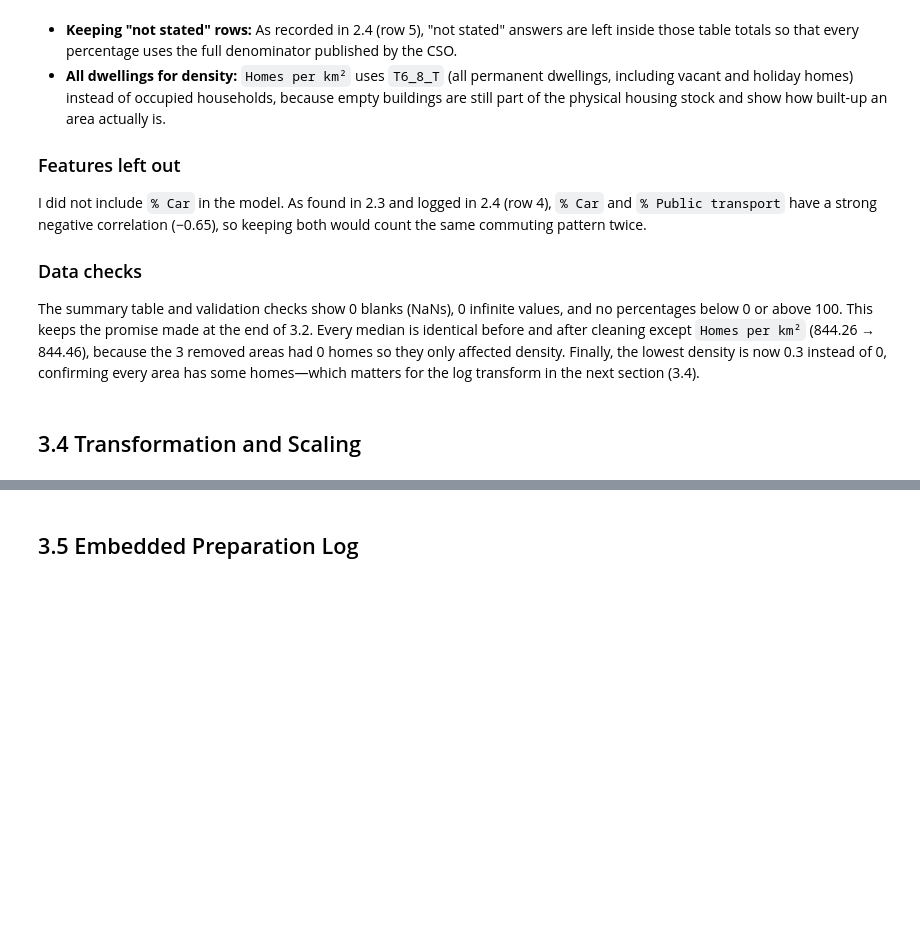
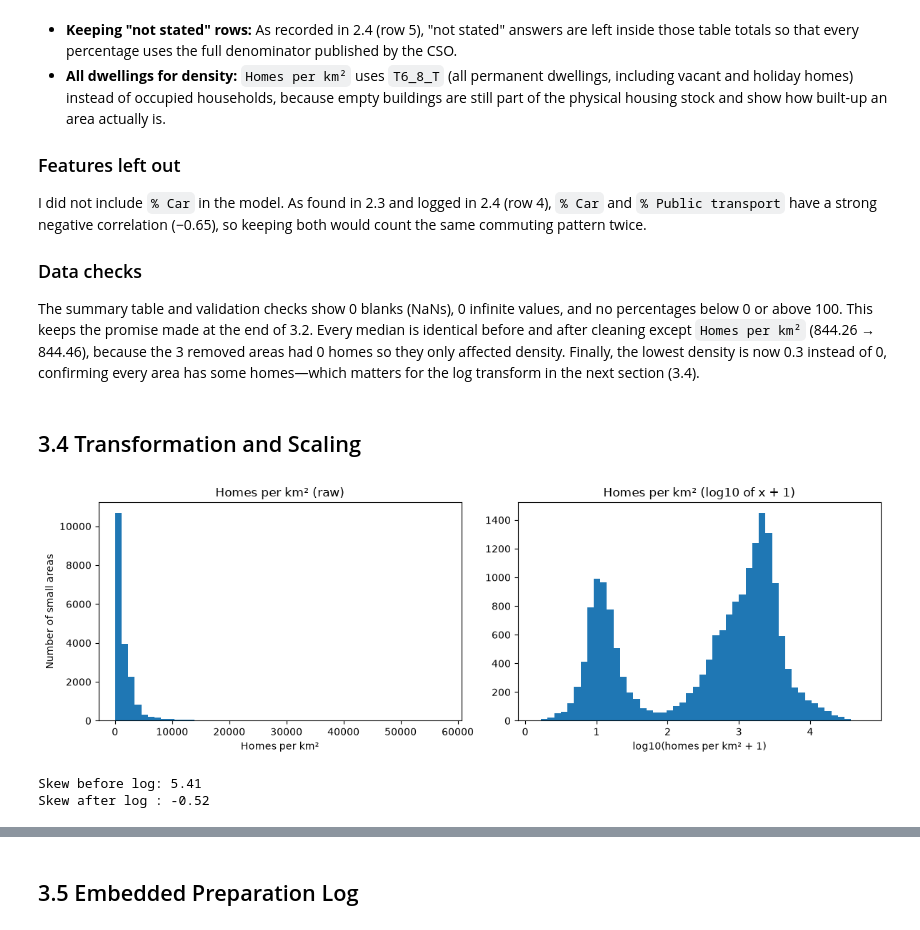
Before and after one commit to SwoopCodes/Data-Analytics_Irish-housing-density, a Jupyter notebook: notebooks/CA2_CRISP_DM_Notebook.ipynb, the cells around one changed output, grey strips where cells are left out. Cells and saved outputs as stored; diff of their text form; code cells hidden in the pictures; blank space fills up the shorter version.

```diff
--- a/notebooks/CA2_CRISP_DM_Notebook.ipynb
+++ b/notebooks/CA2_CRISP_DM_Notebook.ipynb
@@ -903,3 +904,24 @@ I did not include `% Car` in the model. As found in 2.3 and logged in 2.4 (row 4
 The summary table and validation checks show 0 blanks (NaNs), 0 infinite values, and no percentages below 0 or above 100. This keeps the promise made at the end of 3.2. Every median is identical before and after cleaning except `Homes per km²` (844.26 → 844.46), because the 3 removed areas had 0 homes so they only affected density. Finally, the lowest density is now 0.3 instead of 0, confirming every area has some homes—which matters for the log transform in the next section (3.4).
 # %% [markdown]
 ## 3.4 Transformation and Scaling
+# %%
+features_df["Log homes per km²"] = np.log10(features_df["Homes per km²"] + 1)
+
+fig, axes = plt.subplots(1, 2, figsize=(12, 4))
+axes[0].hist(features_df["Homes per km²"], bins=50)
+axes[0].set_title("Homes per km² (raw)")
+axes[0].set_xlabel("Homes per km²")
+axes[0].set_ylabel("Number of small areas")
+axes[1].hist(features_df["Log homes per km²"], bins=50)
+axes[1].set_title("Homes per km² (log10 of x + 1)")
+axes[1].set_xlabel("log10(homes per km² + 1)")
+plt.tight_layout()
+plt.savefig(FIG_DIR / "density_raw_vs_log.png", dpi=150)
+plt.show()
+
+print("Skew before log:", round(features_df["Homes per km²"].skew(), 2))
+print("Skew after log :", round(features_df["Log homes per km²"].skew(), 2))
+# %% [output]
+[figure, added]
+Skew before log: 5.41
+Skew after log : -0.52
```
Also changed, not shown: parts of 6 cells of this notebook, 2 other files.
